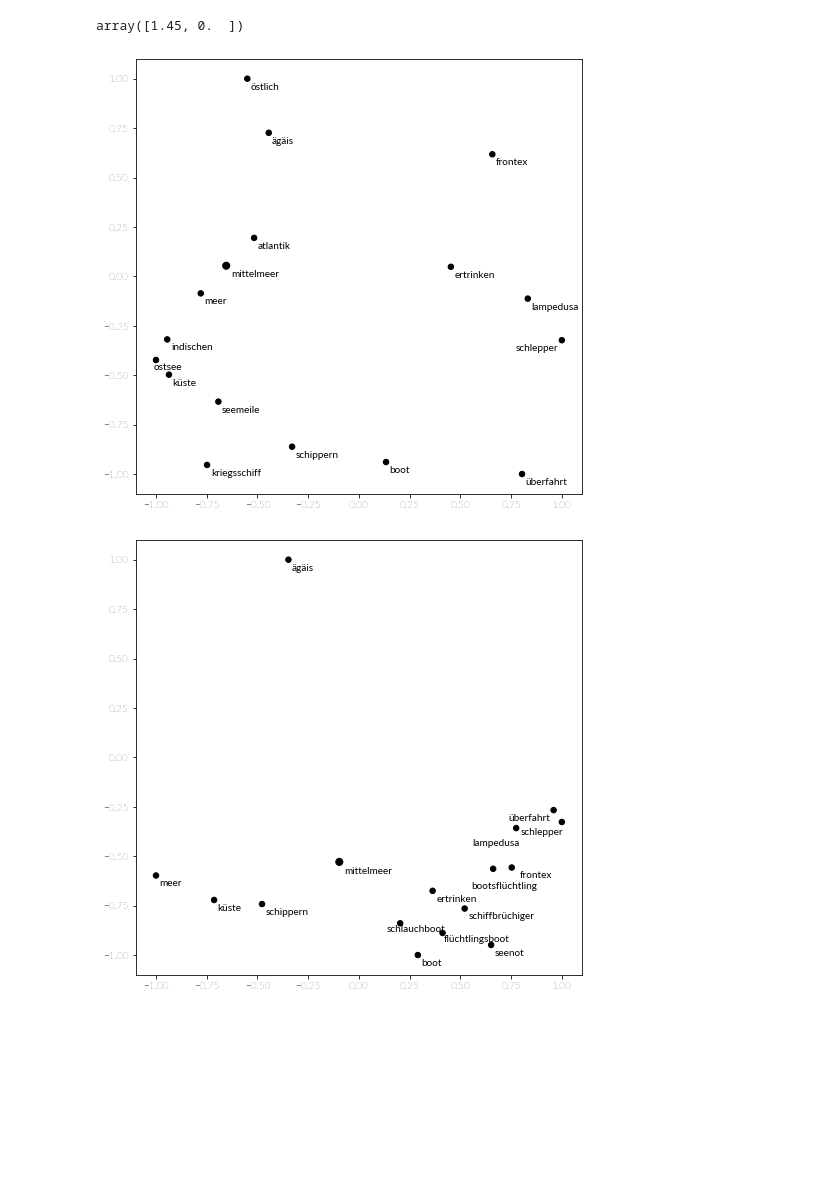
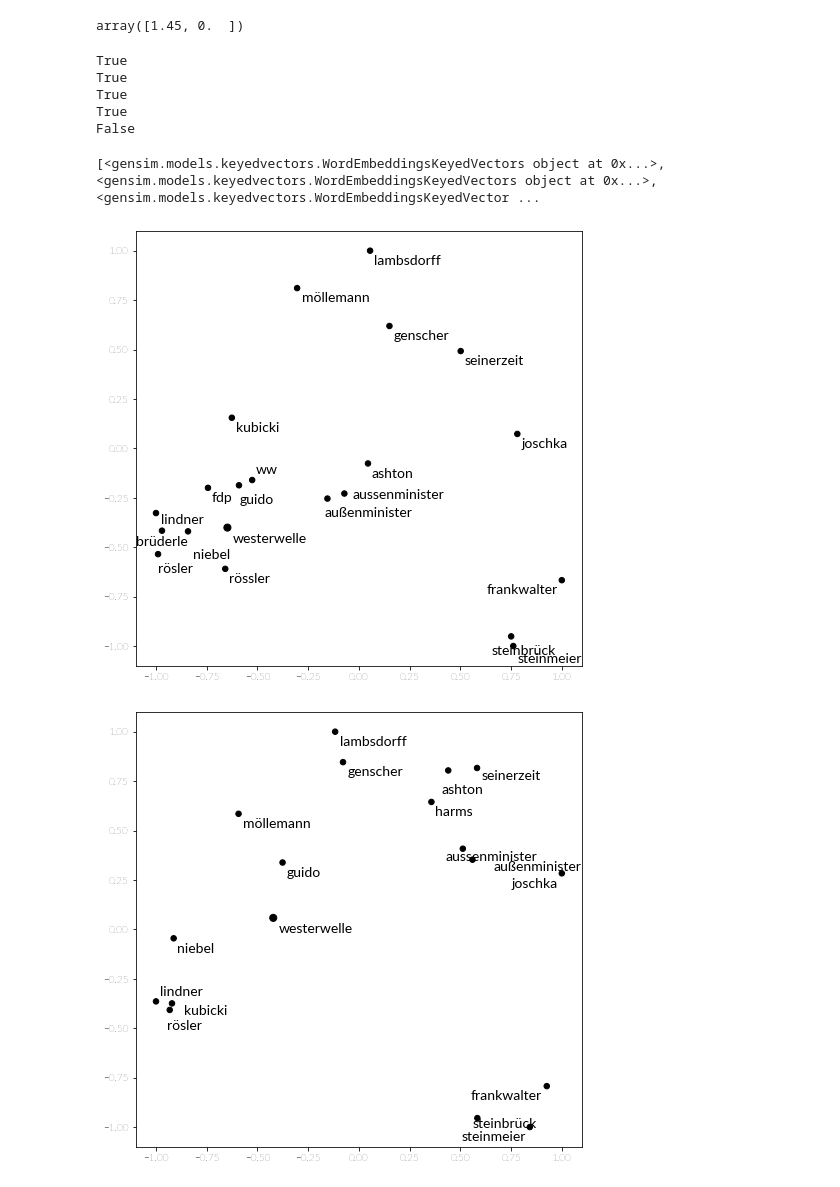
Before and after one commit to jfilter/ptf-kommentare, a Jupyter notebook: notebooks/06_create_videos_last/create_video.ipynb, the cells around one changed output. Cells and saved outputs as stored; diff of their text form; code cells hidden in the pictures; blank space fills up the shorter version.

```diff
--- a/notebooks/06_create_videos_last/create_video.ipynb
+++ b/notebooks/06_create_videos_last/create_video.ipynb
@@ -205,7 +180,7 @@ def align_orth(m1, m2, names1, names2):
 def get_all(words, kv):
     return words, [kv[w] for w in words]
 # %%
-def add_missing_tokens(points):
+def add_missing_tokens(points, local_kvs):
     """
     Find and eliminate gaps for tokens in the scences. This happens when token x is in scene 2 and 4. To avoid gaps, add to scene 3 as well.
     This can happen because of some instability. So this is only a cosmetic 'fix'.
@@ -223,9 +198,10 @@ def add_missing_tokens(points):
         min_i = min(indices)
         max_i = max(indices)
         for i in range(min_i, max_i + 1):
-            if i not in indices:
-                points[i][0].append(n)
-                points[i][1].append(kvs[i][n])
+            if n in local_kvs[i]:
+                if i not in indices:
+                    points[i][0].append(n)
+                    points[i][1].append(local_kvs[i][n])
     return points
 # %%
 def get_annotation_position(ans, pos):
@@ -238,7 +214,7 @@ def get_annotation_position(ans, pos):
 
     ax.scatter(pos[:, 0], pos[:, 1], color='black', sizes=[50] + [30] * 30)
 
-    texts = [plt.text(pos[i][0], pos[i][1], ans[i], weight='regular') for i in range(len(ans))]
+    texts = [plt.text(pos[i][0], pos[i][1], ans[i], weight='regular', size=14) for i in range(len(ans))]
     # The force makes the text prefering to go and up/down which makes it more readable. The text is longer in the X axis so we have to vary along the Y axis.
     # Fix the text orientation because we cannot animate between them (later on during the animation)
     fixed_pos = adjust_text(texts, weight='regular', ha='left', va='center', autoalign=False, force_objects=(0.1, 0.5), force_text=(0.1, 0.5), add_objects=ax.get_children()[0])
@@ -380,7 +365 @@ def get_settings(w, most_similar=10):
-# %%
-from matplotlib import rcParams
-
-rcParams['font.family'] = 'lato'
-special_blue = '#C71585'
-frames_cof = 0.01
 # %%
@@ -551,7 +540,17 @@ def get_anim(names, cur_points, next_points, leaving_names, leaving_points, inco
 # %%
-token = 'mittelmeer'
+token = 'westerwelle'
+# %%
+for kv in kvs:
+    print('niebel' in kv)
+# %% [output]
+True
+True
+True
+True
+False
 # %%
-s = get_settings(token)
+s = get_settings(token, kvs=kvs)
 # %% [output]
+[<gensim.models.keyedvectors.WordEmbeddingsKeyedVectors object at 0x...>, <gensim.models.keyedvectors.WordEmbeddingsKeyedVectors object at 0x...>, <gensim.models.keyedvectors.WordEmbeddingsKeyedVector ...
-[figure, old version]
+[figure, new version]
-[figure, old version]
+[figure, new version]
```
Also changed, not shown: parts of 13 cells of this notebook.
